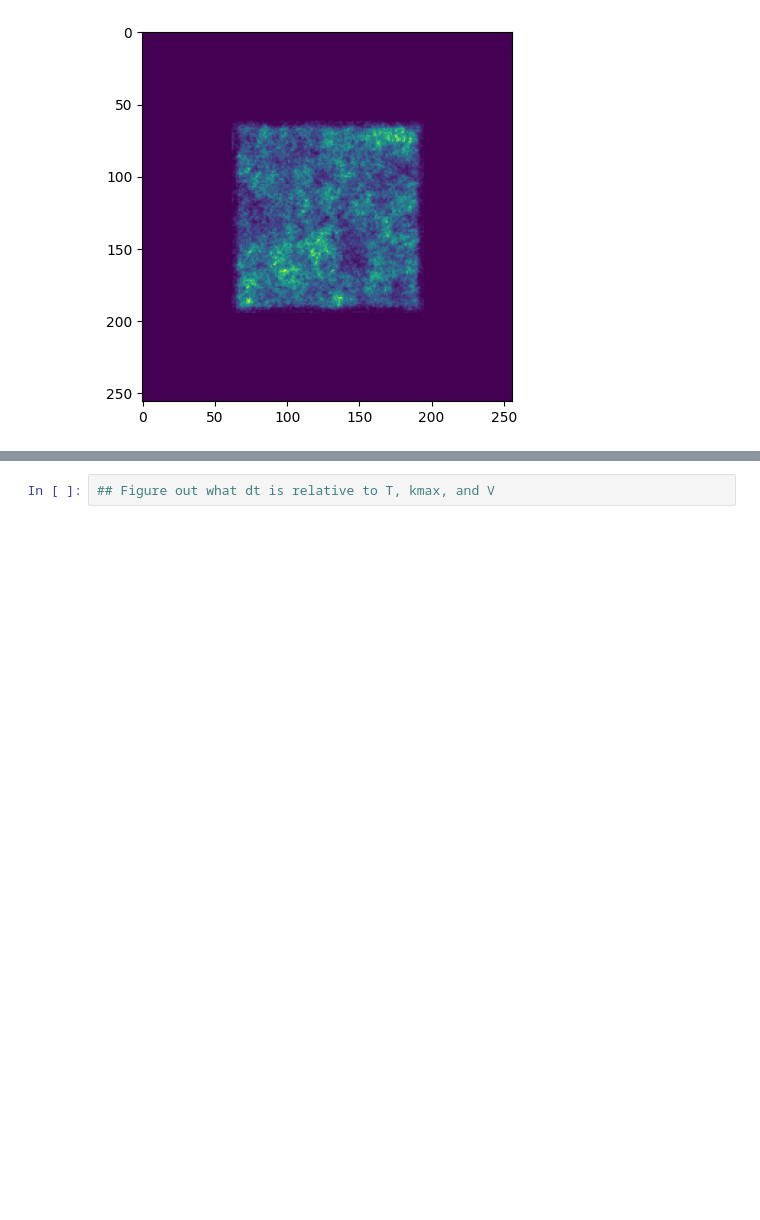
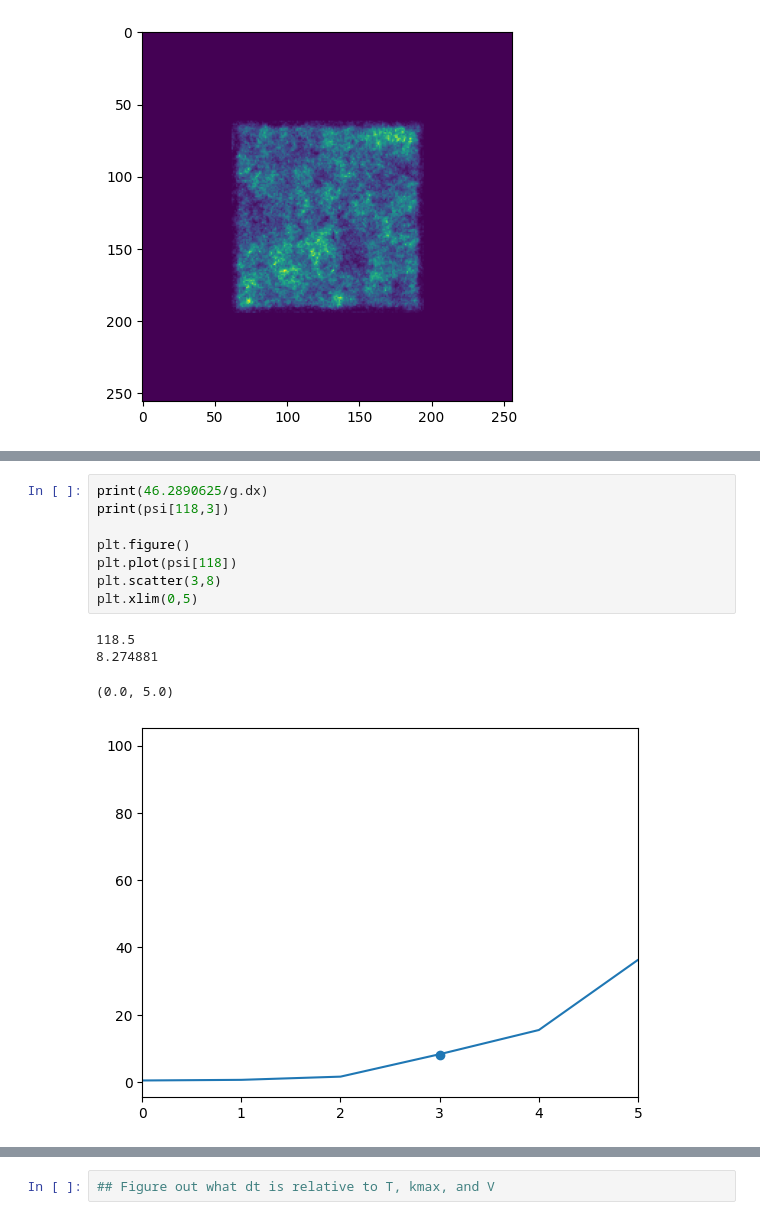
Before and after one commit to easuit24/BECs2, a Jupyter notebook: vortexnumericstest.ipynb, the cells around one changed output, grey strips where cells are left out. Saved outputs shown, nothing was run; the diff lists cells and outputs as text; blank space fills up the shorter version.

```diff
--- a/vortexnumericstest.ipynb
+++ b/vortexnumericstest.ipynb
@@ -96 +120,14 @@ print(5*g.dx/2)
+# %%
+print(46.2890625/g.dx)
+print(psi[118,3])
+
+plt.figure()
+plt.plot(psi[118])
+plt.scatter(3,8)
+plt.xlim(0,5)
+# %% [output]
+118.5
+8.274881
+(0.0, 5.0)
+[figure, added]
 # %%
```
Also changed, not shown: parts of 8 cells of this notebook, 3 other files.
